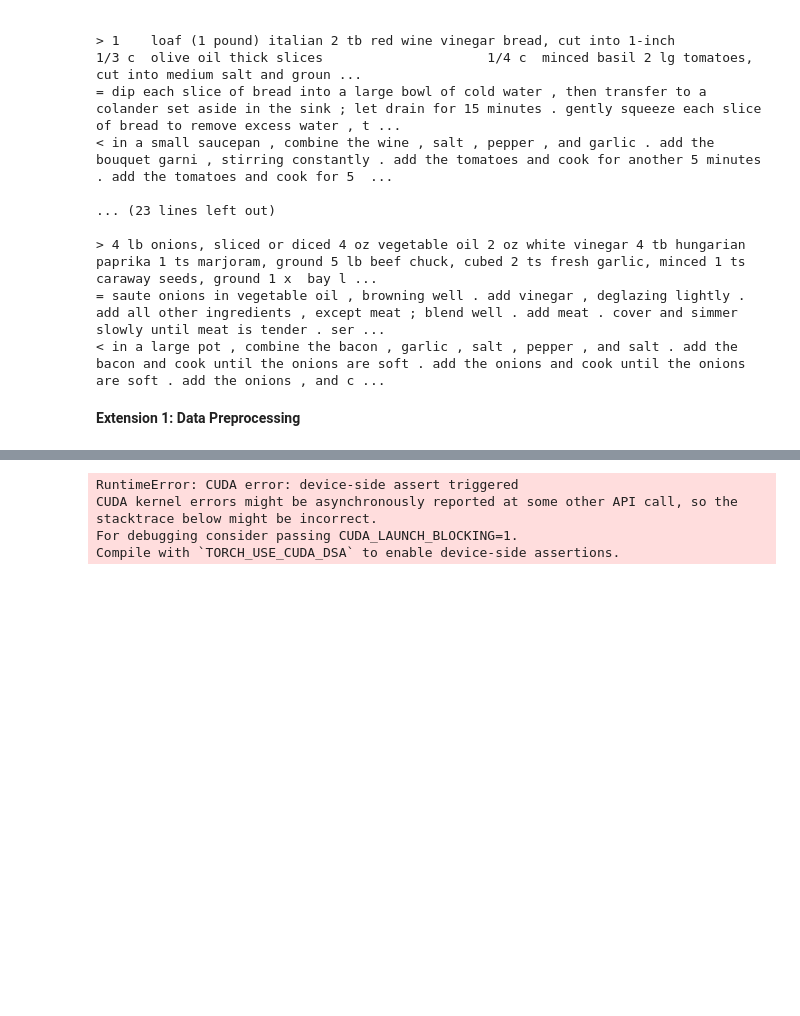
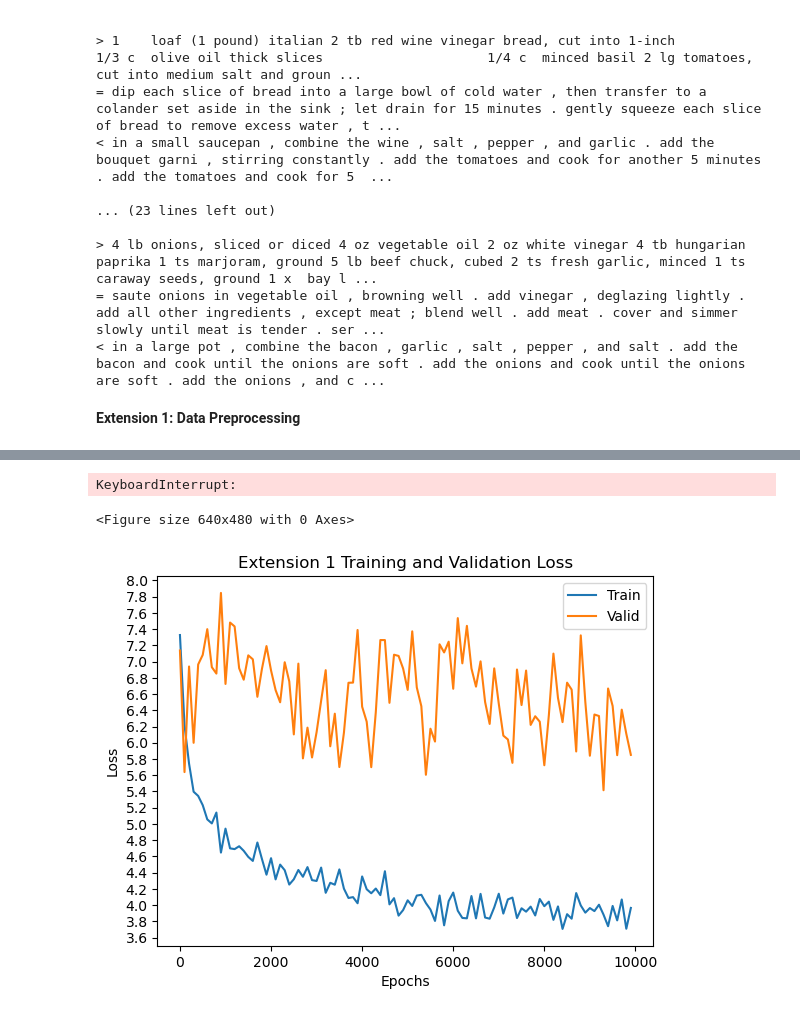
Before and after one commit to DarrenYee/Master-of-Artificial-Intelligence-Y2S1, a Jupyter notebook: FIT5217/Assignment 2/FIT5217_Assignment2.ipynb, the cells around one changed output, grey strips where cells are left out. Saved outputs shown, nothing was run; the diff lists cells and outputs as text; code cells hidden in the pictures; blank space fills up the shorter version.

```diff
--- a/FIT5217/Assignment 2/FIT5217_Assignment2.ipynb
+++ b/FIT5217/Assignment 2/FIT5217_Assignment2.ipynb
@@ -834,9 +872,11 @@ plot_every = 100
 print_every = 100
 extension1_encoder = EncoderRNN(input_lang.n_words, hidden_size).to(device)
 extension1_decoder = AttnDecoderRNN(hidden_size, output_lang.n_words, dropout_p=0.1).to(device)
-trainIters_attn(extension1_encoder, extension1_decoder, 10000, print_every=1000)
+plot_extension1_train_losses,plot_extension1_valid_losses = trainIters_attn(extension1_encoder, extension1_decoder, 10000, print_every=1000)
 # %% [output]
-RuntimeError: CUDA error: device-side assert triggered
-CUDA kernel errors might be asynchronously reported at some other API call, so the stacktrace below might be incorrect.
-For debugging consider passing CUDA_LAUNCH_BLOCKING=1.
-Compile with `TORCH_USE_CUDA_DSA` to enable device-side assertions.
+KeyboardInterrupt:
+# %%
+showPlot('Extension 1',plot_extension1_train_losses,plot_extension1_valid_losses,n_iter,plot_every)
+# %% [output]
+<Figure size 640x480 with 0 Axes>
+[figure, added]
```
Also changed, not shown: parts of 19 cells of this notebook, 2 other files.
